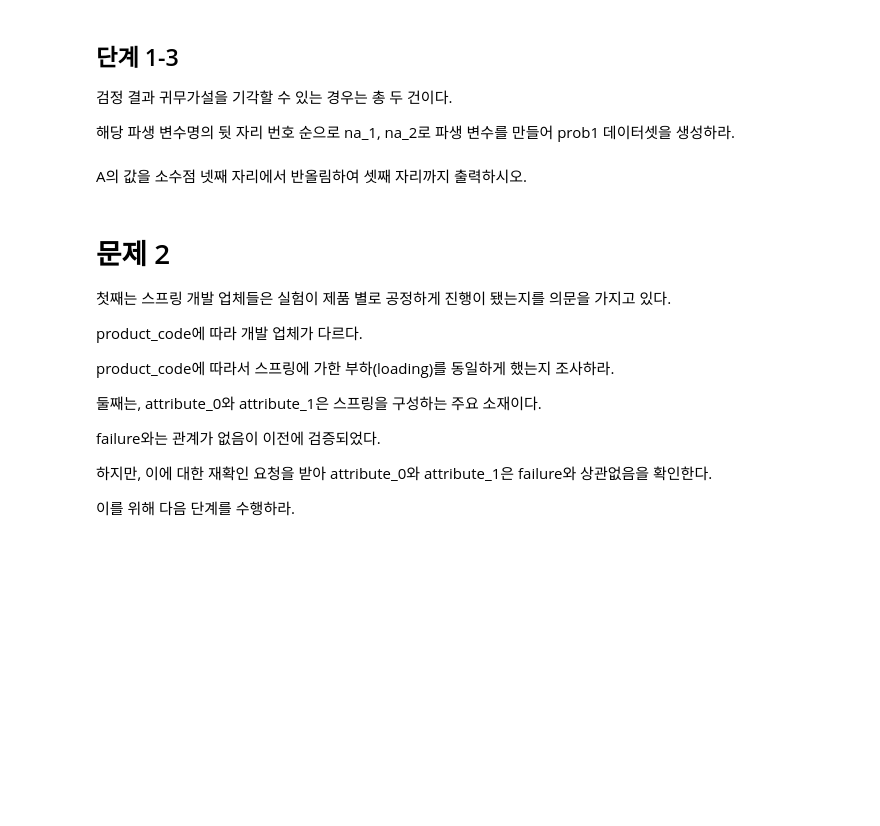
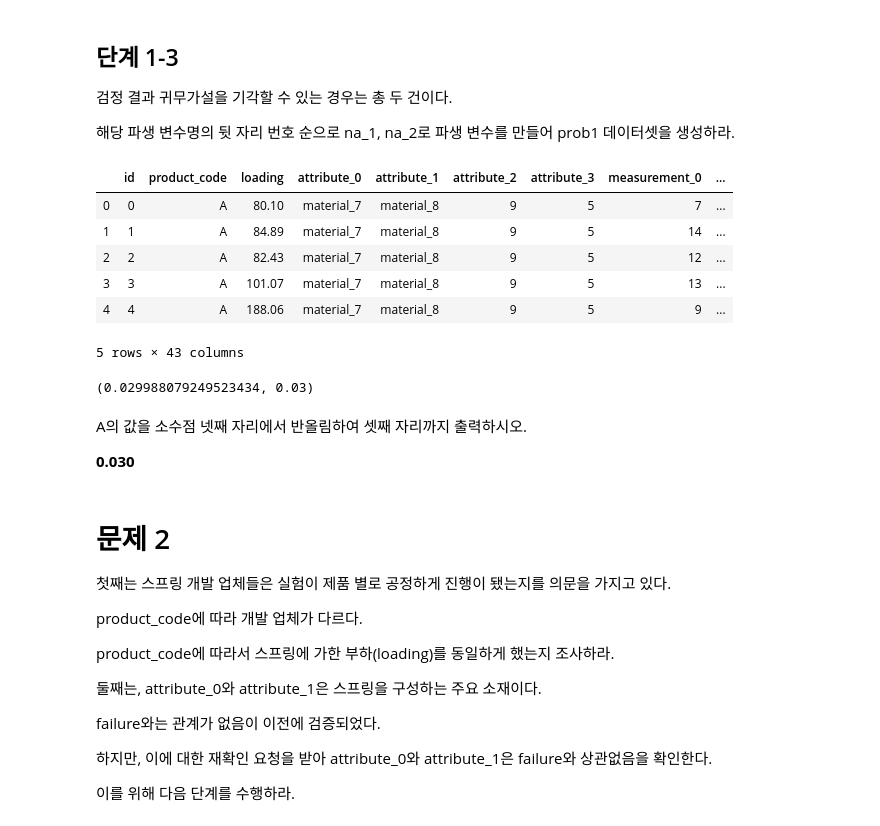
Before and after one commit to sunkusun9/DS_lv3_2409, a Jupyter notebook: sec_ds_lv3_prob1_prob.ipynb, the cells around one changed output. Drawn from its saved outputs; the diff is of its cells as text; code cells hidden in the pictures; blank space fills up the shorter version.

```diff
--- a/sec_ds_lv3_prob1_prob.ipynb
+++ b/sec_ds_lv3_prob1_prob.ipynb
@@ -387,3 +343,16 @@ $P(failure=True|isna_{3}=True)$은 표본수가 충분하여 중심극한정리
 ---
 
  Hint] p-value는 0.0037(소수점 다섯째 자리에서 반올림하여 넷째 자리까지 표시)
+# %%
+from scipy.stats import norm
+# p: true일 확률 평균: p 분산: p × (1 - p)
+p_true = 0.2114
+p = p_true
+sigma2 = p * (1 - p)
+P_sam_true = p_true
+n = df_basetable['isna_3'].sum()
+P_sam_var = sigma2 / n
+P_ob_sam_true = df_basetable.loc[df_basetable['isna_3'], 'failure'].mean()
+Z = (P_ob_sam_true - P_sam_true) / (P_sam_var ** 0.5)
+Z = -abs(Z)
+Z, norm.cdf(Z) * 2
@@ -395,0 +438,4 @@ measuremenet_3을 포함하여 measurement_4 ~ 16까지 위 검정을 반복하
+# %%
+display(df_propztest.query('pvalue < 0.05'))
+A = df_propztest.query('pvalue < 0.05')['pvalue'].sum()
+A
@@ -399,8 +450,26 @@ measuremenet_3을 포함하여 measurement_4 ~ 16까지 위 검정을 반복하
 검정 결과 귀무가설을 기각할 수 있는 경우는 총 두 건이다.
 
 해당 파생 변수명의 뒷 자리 번호 순으로 na_1, na_2로 파생 변수를 만들어 prob1 데이터셋을 생성하라.
+# %%
+df_prob1 = df_basetable.assign(
+    na_1 = lambda x: x['isna_3'],
+    na_2 = lambda x: x['isna_5'],
+)
+display(df_prob1.head())
+A, round(A, 3)
+# %% [output]
+|  | id | product_code | loading | attribute_0 | attribute_1 | attribute_2 | attribute_3 | measurement_0 | ... |
+| 0 | 0 | A | 80.10 | material_7 | material_8 | 9 | 5 | 7 | ... |
+| 1 | 1 | A | 84.89 | material_7 | material_8 | 9 | 5 | 14 | ... |
+| 2 | 2 | A | 82.43 | material_7 | material_8 | 9 | 5 | 12 | ... |
+| 3 | 3 | A | 101.07 | material_7 | material_8 | 9 | 5 | 13 | ... |
+| 4 | 4 | A | 188.06 | material_7 | material_8 | 9 | 5 | 9 | ... |
+5 rows × 43 columns
+(0.029988079249523434, 0.03)
 # %% [markdown]
 A의 값을 소수점 넷째 자리에서 반올림하여 셋째 자리까지 출력하시오.
+
+**0.030**
 # %% [markdown]
 # 문제 2
 
```
Also changed, not shown: parts of 22 cells of this notebook.
